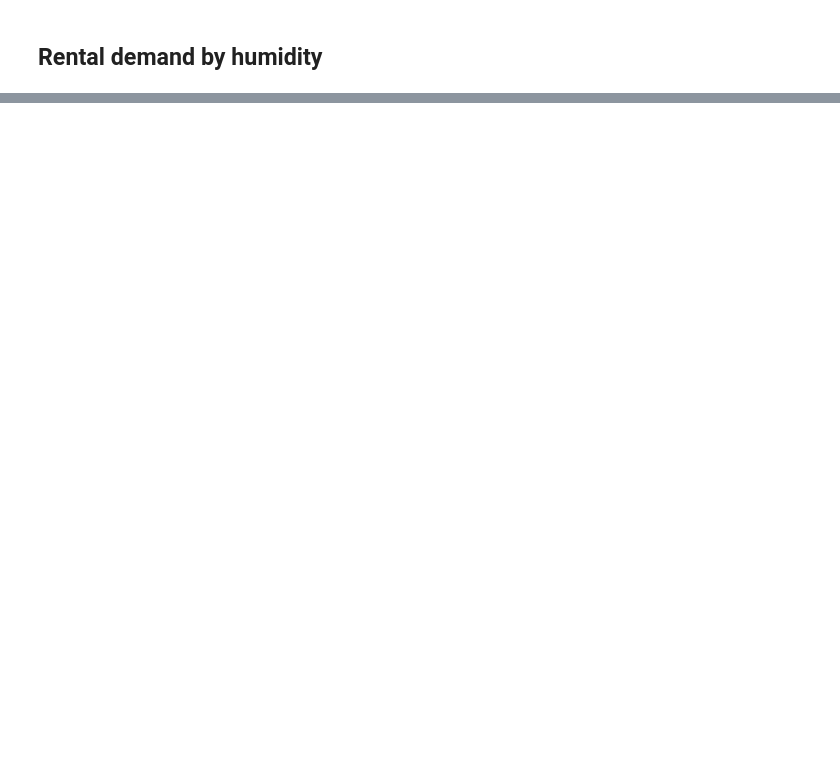
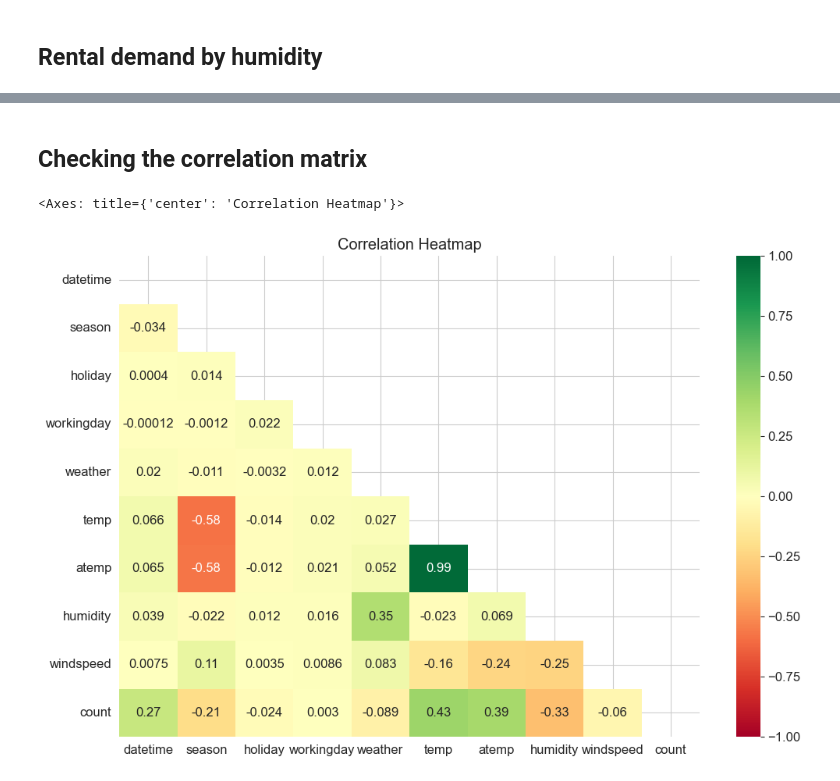
Before and after one commit to Scarch/ProjectE8, a Jupyter notebook: analysing_preparing_capitalBikeshareData.ipynb, the cells around one changed output, grey strips where cells are left out. Saved outputs shown, nothing was run; the diff lists cells and outputs as text; code cells hidden in the pictures; blank space fills up the shorter version.

Commit message:
Made improvements to Capital Bikeshare system data analysis notebook

```diff
--- a/analysing_preparing_capitalBikeshareData.ipynb
+++ b/analysing_preparing_capitalBikeshareData.ipynb
@@ -1050,0 +1072,14 @@ Name: humidity, dtype: float64
+# %%
+import matplotlib.pyplot as plt
+import seaborn as sns
+
+plt.figure(figsize=(12, 8))
+plt.rcParams.update({'font.size': 12})
+
+barplot = sns.barplot(data=bikesRentedPerHourCombinedData, x="workingday", y="count", palette='dark:red', hue="holiday")
+
+barplot.set(xlabel='Whether it is a working day', ylabel='Hourly average of bike rides',
+            title='Average bike rental amount per hour based on if it\'s a working day, weekend or holiday (1 is yes, 0 is no)')
+
+barplot.get_figure().savefig("workingday_holiday_bike_rental_barplot.png")
+barplot
@@ -1050,0 +1089,26 @@ Name: humidity, dtype: float64
+# %% [markdown]
+## Checking the correlation matrix
+# %%
+import pandas as pd
+import seaborn as sns
+import matplotlib.pyplot as plt
+import numpy as np
+
+plt.figure(figsize=(12, 8))
+
+bikesRentedPerHourCombinedData = pd.read_csv("bikesRentedPerHourCombinedData.csv")
+bikesRentedPerHourCombinedData['datetime'] = pd.to_datetime(bikesRentedPerHourCombinedData['datetime'],
+                                                            format='ISO8601')
+
+# We only need the bottom half (below the diagonal) of a heatmap
+correlation_matrix = bikesRentedPerHourCombinedData.corr()
+mask = np.triu(np.ones_like(bikesRentedPerHourCombinedData.corr(), dtype=np.bool))
+
+correlation_heatmap = sns.heatmap(data=correlation_matrix, mask=mask, vmin=-1, vmax=1, cmap='RdYlGn', annot=True)
+correlation_heatmap.set_title('Correlation Heatmap')
+correlation_heatmap.figure.savefig("correlation_heatmap.png")
+
+correlation_heatmap
+# %% [output]
+<Axes: title={'center': 'Correlation Heatmap'}>
+[figure, added]
```
Also changed, not shown: parts of 23 cells of this notebook, 2 other files.
